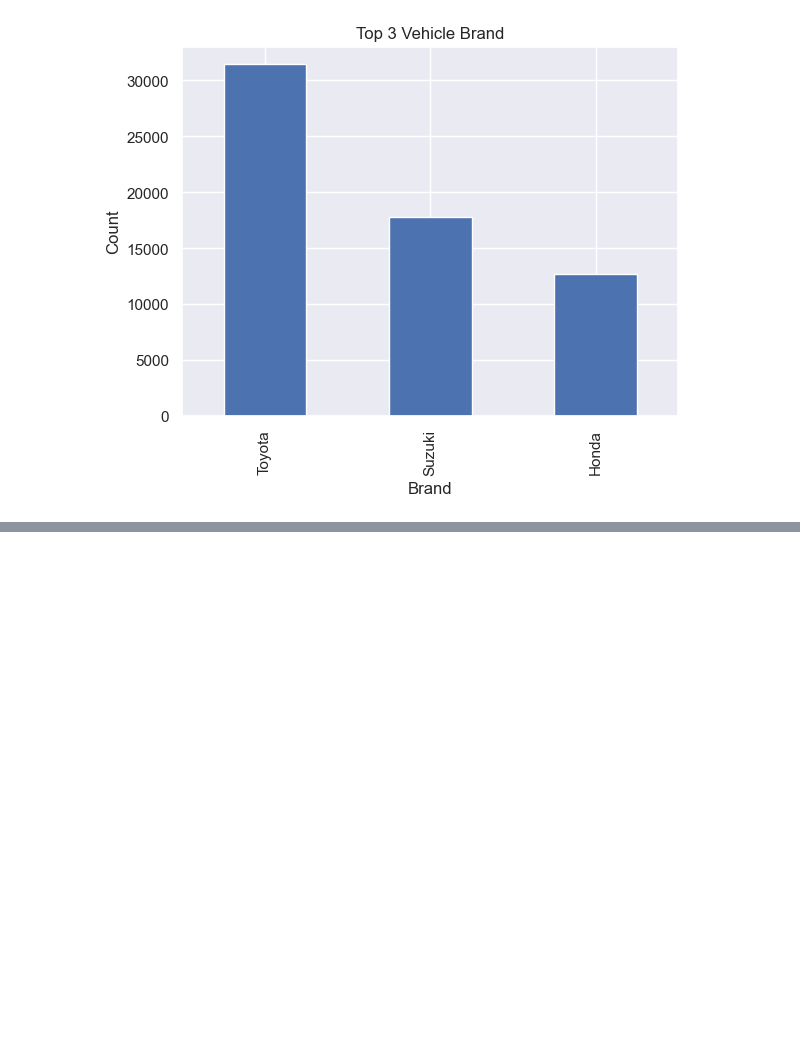
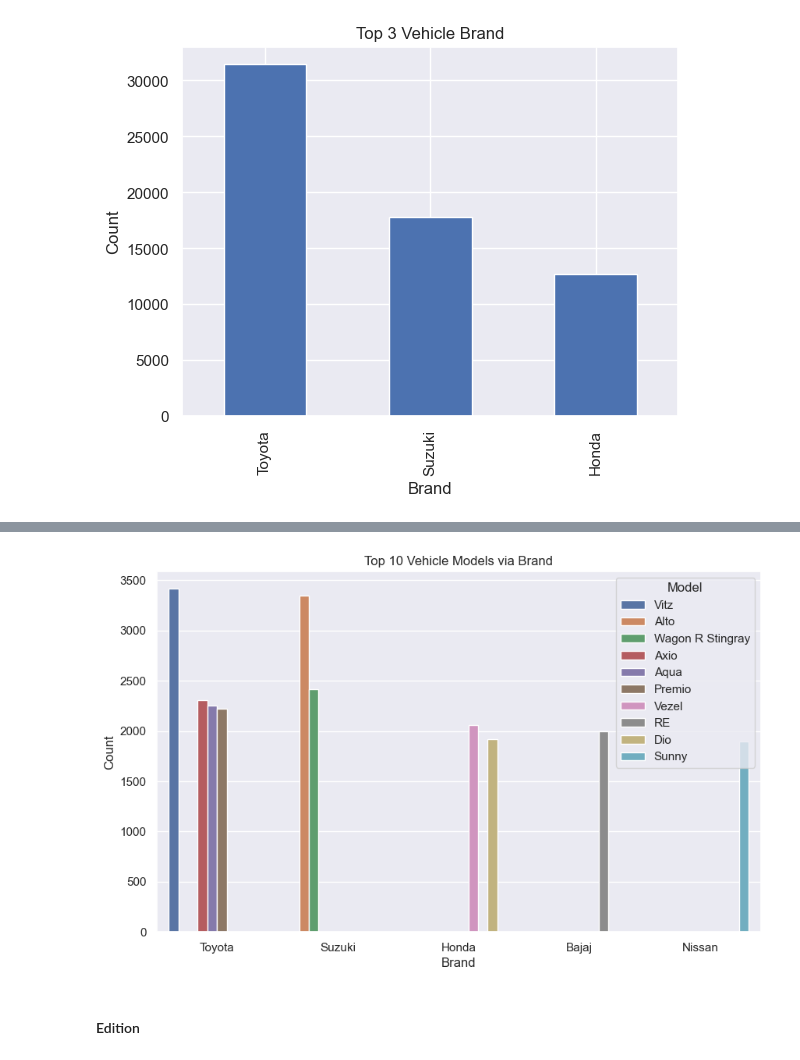
Before and after one commit to toobask/introtoAI1, a Jupyter notebook: notebook/IntroToAI_701_CourseWork_Amua_et_Tooba.ipynb, the cells around one changed output, grey strips where cells are left out. Saved outputs shown, nothing was run; the diff lists cells and outputs as text; code cells hidden in the pictures; blank space fills up the shorter version.

```diff
--- a/notebook/IntroToAI_701_CourseWork_Amua_et_Tooba.ipynb
+++ b/notebook/IntroToAI_701_CourseWork_Amua_et_Tooba.ipynb
@@ -134,0 +168,18 @@ plt.show()
+# %%
+#group data by brand and model
+brand_model = vehicle_df.groupby(["Brand", "Model"]).size().reset_index(name="Count")
+
+#retrieve top 5 brand and model
+top10_brand_model = brand_model.sort_values(by="Count", ascending=False).head(10)
+
+#plot top 5 brand and model
+plt.figure(figsize=(10, 6))
+sns.barplot(data=top10_brand_model, x="Brand", y="Count", hue="Model")
+plt.title("Top 10 Vehicle Models via Brand")
+plt.xlabel("Brand")
+plt.ylabel("Count")
+plt.show()
+# %% [output]
+[figure, added]
+# %% [markdown]
+#### Edition
```
Also changed, not shown: parts of 61 cells of this notebook.
